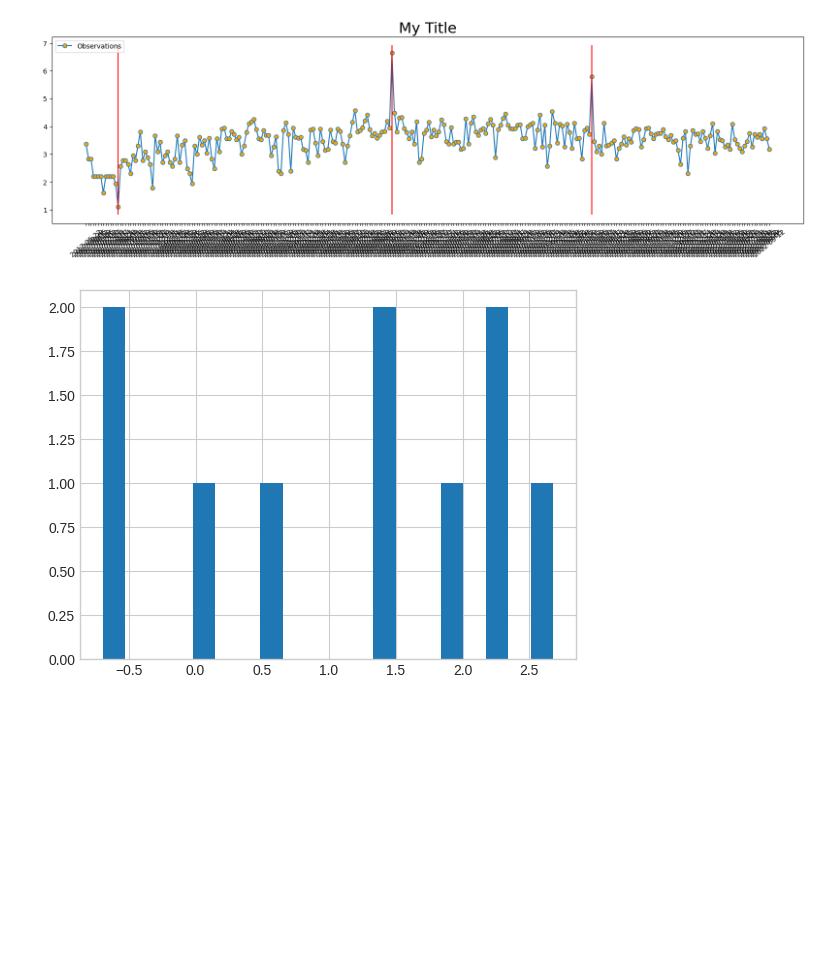
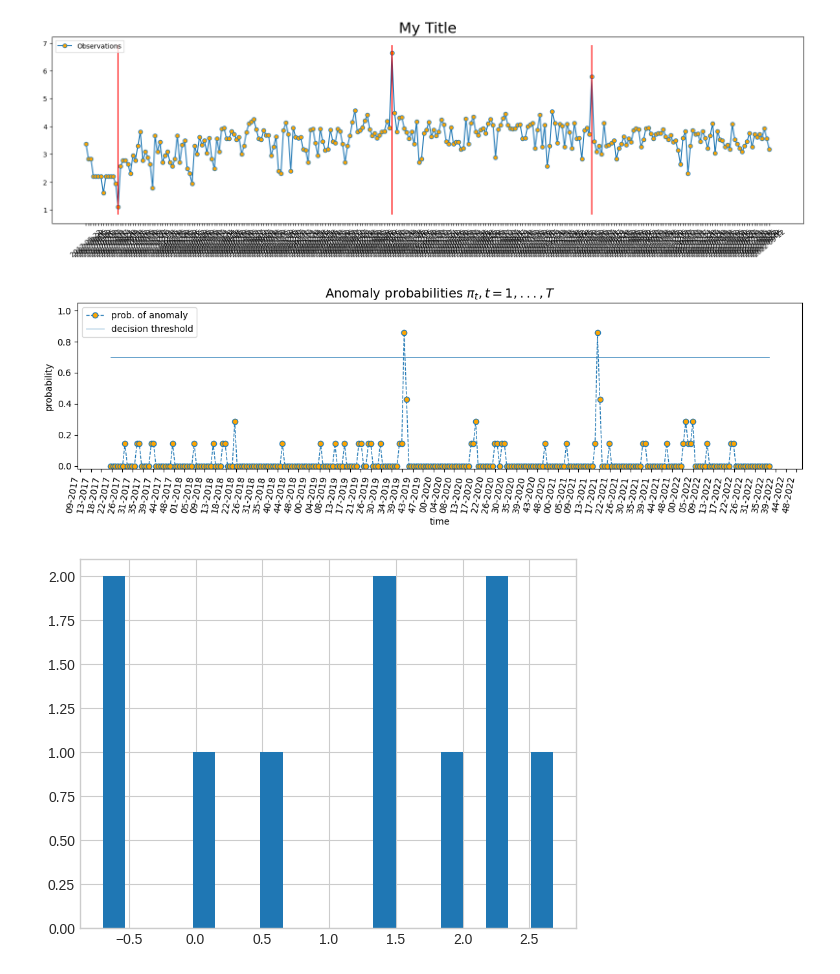
Before and after one commit to AVoss84/aac_anomaly, a Jupyter notebook: src/notebooks/tsa_clm_cnt-AAC-V0.ipynb, the cells around one changed output. Saved outputs shown, nothing was run; the diff lists cells and outputs as text; code cells hidden in the pictures; blank space fills up the shorter version.

Commit message:
add anomaly prob plot

```diff
--- a/src/notebooks/tsa_clm_cnt-AAC-V0.ipynb
+++ b/src/notebooks/tsa_clm_cnt-AAC-V0.ipynb
@@ -416,6 +410,28 @@ plt.legend(loc = 'upper left')
 plt.show()
 # %% [output]
 [figure]
+# %%
+# Anomaly probabilities:
+#-------------------------
+fig, ax = plt.subplots(figsize=(12,4), dpi=100)
+#plt.figure(figsize=(12,4), dpi=100)
+pro = plt.plot(fitted.anomaly_proba.index, fitted.anomaly_proba, color='tab:blue',label="prob. of anomaly", linestyle='--', marker='o', markerfacecolor='orange', linewidth=1)
+plt.plot(fitted.anomaly_proba.index, [fitted.detect_thresh]*len(fitted.anomaly_proba.index), label="decision threshold",  linewidth=.5)
+plt.gca().set(title="", xlabel="time", ylabel="probability", ylim = plt.ylim(-0.02, 1.05))   #plt.xlim(left=0)
+#locs, labels = plt.xticks()
+#plt.xticks(y.index[0::3], labels=df['time'].to_numpy()[0::3], rotation=60)
+ax.xaxis.set_major_locator(mdates.MonthLocator(interval=1))
+# set formatter
+ax.xaxis.set_major_formatter(mdates.DateFormatter('%W-%Y'))
+# set font and rotation for date tick labels
+plt.gcf().autofmt_xdate()
+plt.xticks(rotation=80)
+plt.title(r'Anomaly probabilities $\pi_{t}, t=1,...,T$', fontdict = {'fontsize' : 14})
+plt.legend(loc='upper left')
+plt.tight_layout()
+plt.show()
+# %% [output]
+[figure, added]
 # %%
 import matplotlib.pyplot as plt
 
```
Also changed, not shown: parts of 3 cells of this notebook, 7 other files.
